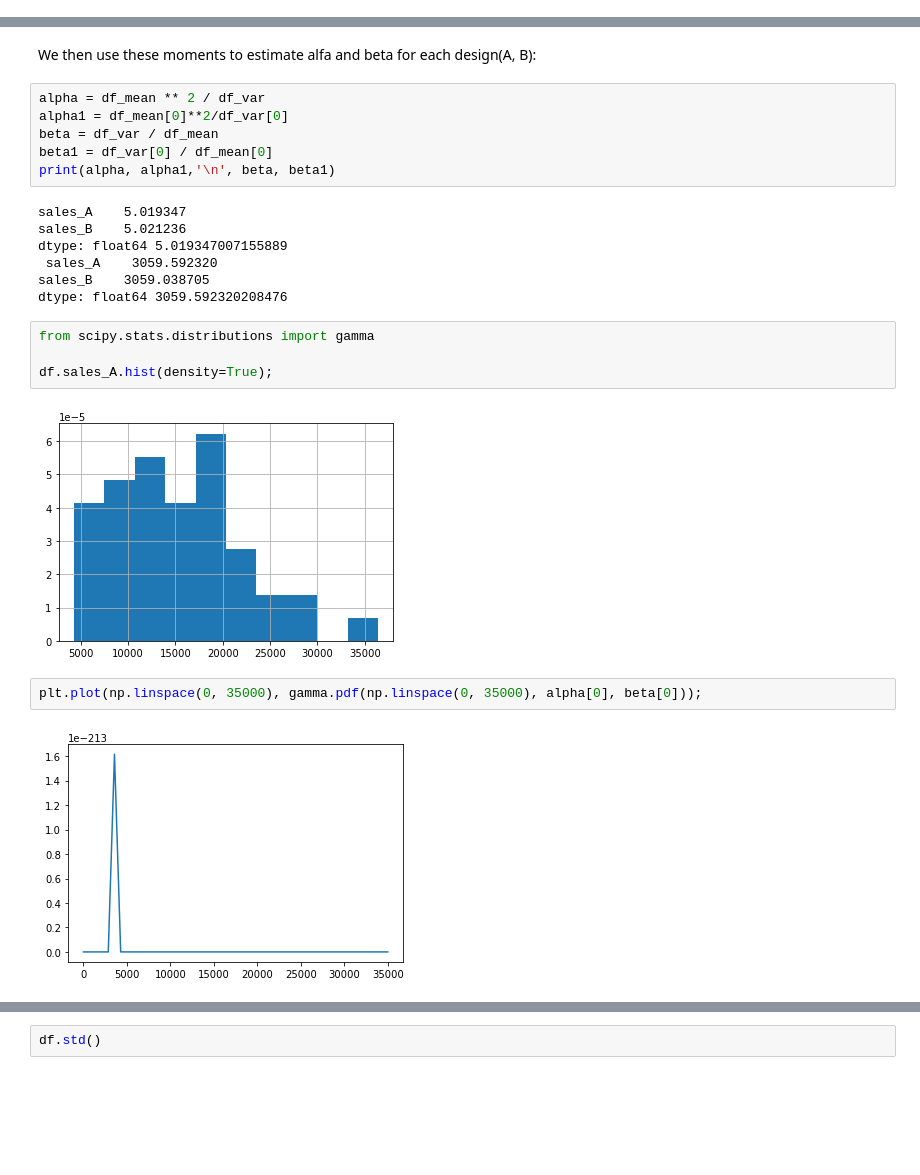
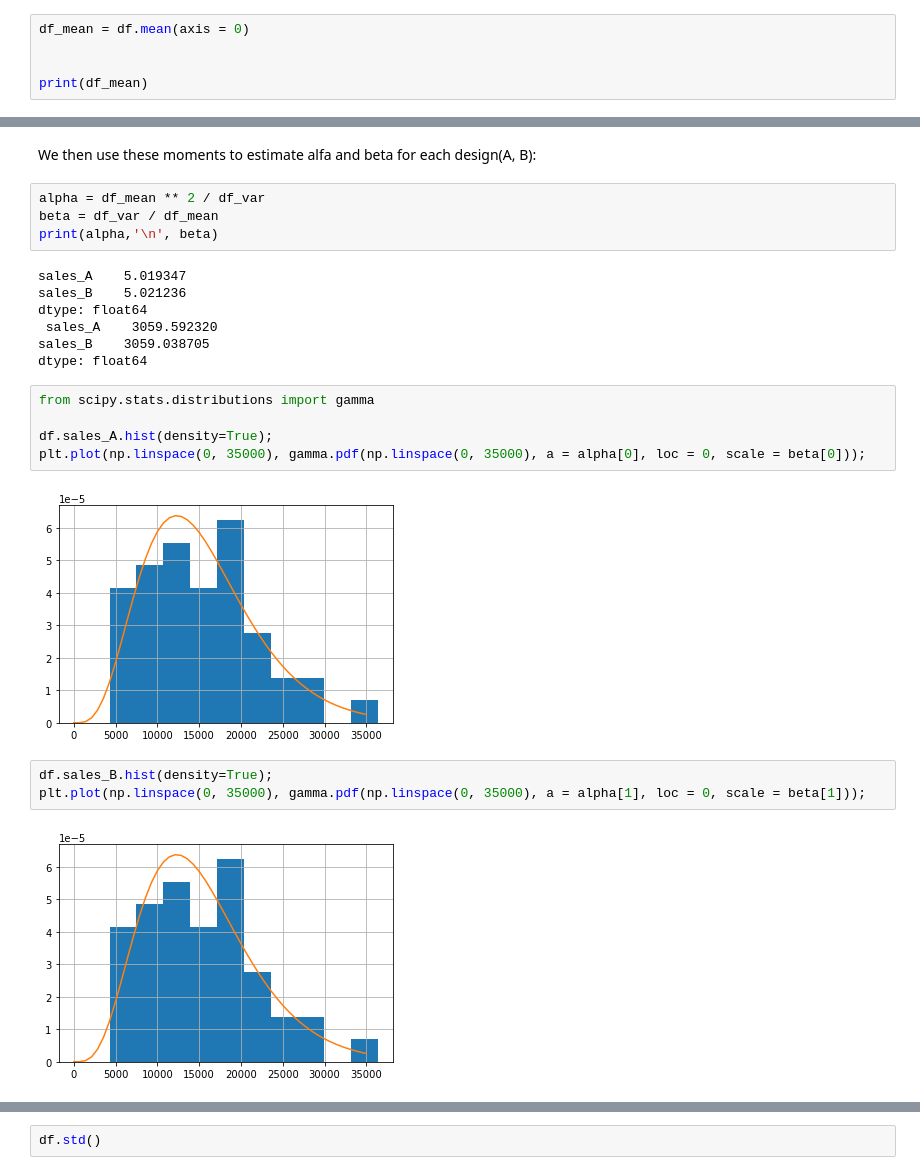
Before and after one commit to vasilisapp/autosale, a Jupyter notebook: sales_analysis.ipynb, the cells around one changed output, grey strips where cells are left out. Drawn from its saved outputs; the diff is of its cells as text; blank space fills up the shorter version.

```diff
--- a/sales_analysis.ipynb
+++ b/sales_analysis.ipynb
@@ -60,0 +60,5 @@ dtype: float64 15357.155555555555 15360.155555555555
+# %%
+df_mean = df.mean(axis = 0)
+
+
+print(df_mean)
@@ -73,24 +81,24 @@ dtype: float64
 We then use these moments to estimate alfa  and beta for each design(A, B):
 # %%
 alpha = df_mean ** 2 / df_var
-alpha1 = df_mean[0]**2/df_var[0]
 beta = df_var / df_mean
-beta1 = df_var[0] / df_mean[0]
-print(alpha, alpha1,'\n', beta, beta1)
+print(alpha,'\n', beta)
 # %% [output]
 sales_A    5.019347
 sales_B    5.021236
-dtype: float64 5.019347007155889
+dtype: float64
  sales_A    3059.592320
 sales_B    3059.038705
-dtype: float64 3059.592320208476
+dtype: float64
 # %%
 from scipy.stats.distributions import gamma
 
 df.sales_A.hist(density=True);
+plt.plot(np.linspace(0, 35000), gamma.pdf(np.linspace(0, 35000), a = alpha[0], loc = 0, scale = beta[0]));
 # %% [output]
-[figure, old version]
+[figure, new version]
 # %%
-plt.plot(np.linspace(0, 35000), gamma.pdf(np.linspace(0, 35000), alpha[0], beta[0]));
+df.sales_B.hist(density=True);
+plt.plot(np.linspace(0, 35000), gamma.pdf(np.linspace(0, 35000), a = alpha[1], loc = 0, scale = beta[1]));
 # %% [output]
-[figure, old version]
+[figure, new version]
```
Also changed, not shown: parts of 7 cells of this notebook.
